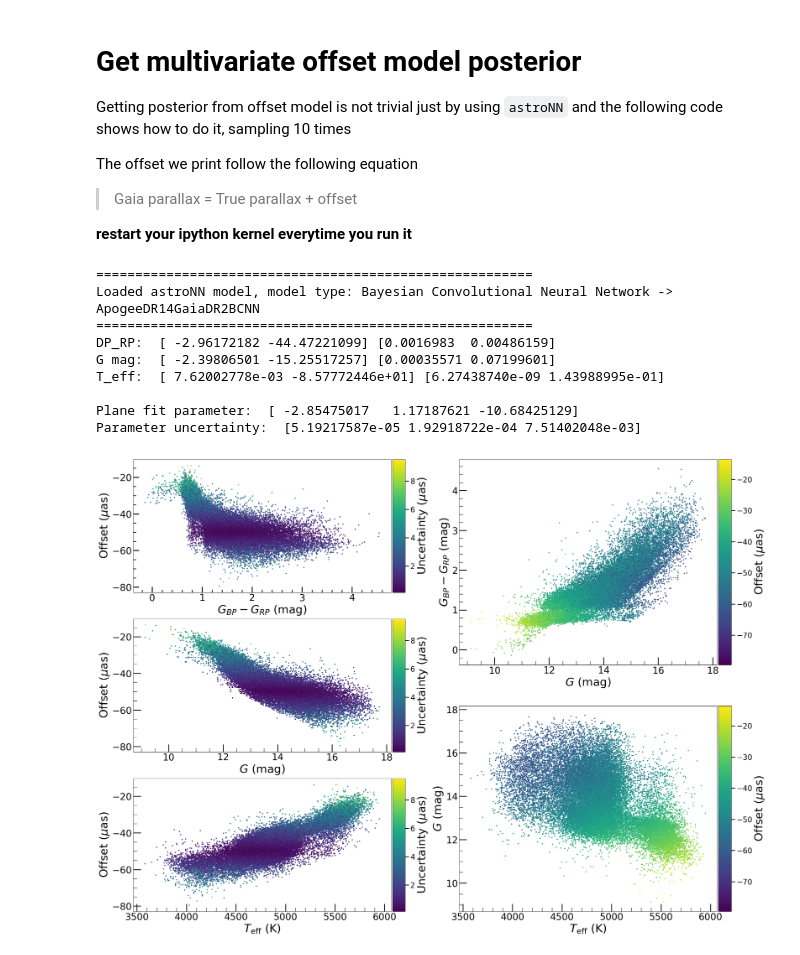
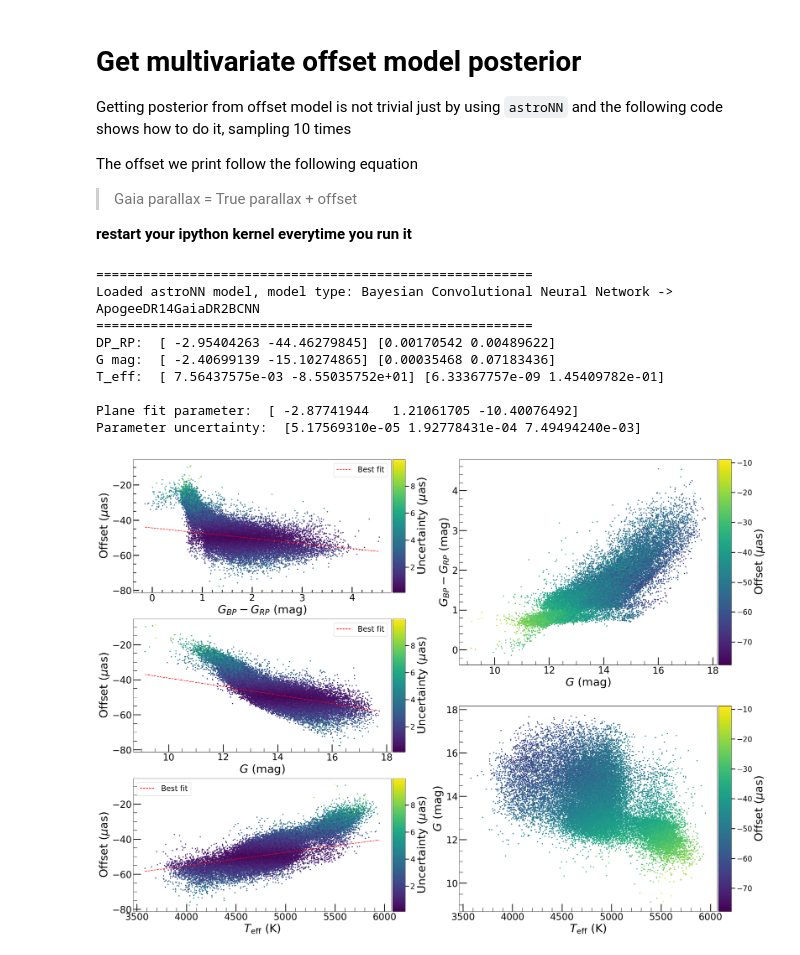
Before and after one commit to henrysky/astroNN_gaia_dr2_paper, a Jupyter notebook: Offset_Gaia.ipynb, the cells around one changed output. Cells and saved outputs as stored; diff of their text form; code cells hidden in the pictures.

Commit message:
fix multivariate model label std

```diff
--- a/Offset_Gaia.ipynb
+++ b/Offset_Gaia.ipynb
@@ -171,6 +171,13 @@ offset = [model.predict({'input': np.expand_dims(np.hstack([np.ones((norm_teff.s
 # get result and uncertainty by dropout
 result, offset_uncertainty = np.mean(offset, axis=0)[:, 0], np.std(offset, axis=0)[:, 0]
 
+z_bp_rp, cov_bp_rp = np.polyfit(bp_rp, result, deg=1, w=1/offset_uncertainty, full=False, cov=True)
+z_g, cov_g = np.polyfit(phot_g_mean_mag, result, deg=1, w=1/offset_uncertainty, full=False, cov=True)
+z_teff, cov_teff = np.polyfit(teff, result, deg=1, w=1/offset_uncertainty, full=False, cov=True)
+
+pall, pall_cov = curve_fit(lambda x, a, b, c: a*x[0] + b*x[1] + c, (phot_g_mean_mag, bp_rp), result, sigma=offset_uncertainty,
+                          absolute_sigma=True)
+
 fig = plt.figure(figsize=(25, 18), dpi=100)
 gs = gridspec.GridSpec(1, 2)
 inner1 = gridspec.GridSpecFromSubplotSpec(3, 1, subplot_spec=gs[0])
@@ -183,6 +190,8 @@ ax3 = plt.Subplot(fig, inner2[0])
 ax4 = plt.Subplot(fig, inner2[1])
 
 mappable = ax0.scatter(bp_rp, result, c=offset_uncertainty, s=5., rasterized=True)
+ax0.plot([np.min(bp_rp), np.max(bp_rp)], [np.min(bp_rp)*z_bp_rp[0] + z_bp_rp[1], np.max(bp_rp)*z_bp_rp[0] + z_bp_rp[1]],
+         c='r', ls='--', label='Best fit')
 ax0.set_xlabel(r"$G_{BP}-G_{RP}$ (mag)", fontsize=30)
 ax0.set_ylabel(r"Offset ($\mu$as)", fontsize=30)
 ax0.minorticks_on()
@@ -190,6 +199,7 @@ ax0.tick_params(labelsize=25, width=2.5, length=15, which='major')
 ax0.tick_params(width=2, length=7, which='minor')
 ax0.xaxis.set_tick_params(direction='in', which='both')
 ax0.yaxis.set_tick_params(direction='in', which='both')
+ax0.legend(loc='best', fontsize=20)
 divider = make_axes_locatable(ax0)
 cax = divider.append_axes("right", size="5%", pad=0.05)
 cbar = plt.colorbar(mappable, cax=cax)
@@ -197,6 +207,9 @@ cbar.ax.tick_params(labelsize=25 * 0.8, width=20 / 10, length=20 / 2)
 cbar.set_label(r"Uncertainty ($\mu$as)", size=30)
 
 mappable = ax1.scatter(phot_g_mean_mag, result, c=offset_uncertainty, s=5., rasterized=True)
+ax1.plot([np.min(phot_g_mean_mag), np.max(phot_g_mean_mag)],
+         [np.min(phot_g_mean_mag)*z_g[0] + z_g[1], np.max(phot_g_mean_mag)*z_g[0] + z_g[1]],
+         c='r', ls='--', label='Best fit')
 ax1.set_xlabel(r"$G$ (mag)", fontsize=30)
 ax1.set_ylabel(r"Offset ($\mu$as)", fontsize=30)
 ax1.minorticks_on()
@@ -204,6 +217,7 @@ ax1.tick_params(labelsize=25, width=2, length=20, which='major')
 ax1.tick_params(width=1, length=10, which='minor')
 ax1.xaxis.set_tick_params(direction='in', which='both')
 ax1.yaxis.set_tick_params(direction='in', which='both')
+ax1.legend(loc='best', fontsize=20)
 divider = make_axes_locatable(ax1)
 cax = divider.append_axes("right", size="5%", pad=0.05)
 cbar = plt.colorbar(mappable, cax=cax)
@@ -211,6 +225,9 @@ cbar.ax.tick_params(labelsize=25 * 0.8, width=20 / 10, length=20 / 2)
 cbar.set_label(r"Uncertainty ($\mu$as)", size=30)
 
 mappable = ax2.scatter(teff, result, c=offset_uncertainty, s=5., rasterized=True)
+ax2.plot([np.min(teff), np.max(teff)],
+         [np.min(teff)*z_teff[0] + z_teff[1], np.max(teff)*z_teff[0] + z_teff[1]],
+         c='r', ls='--', label='Best fit')
 ax2.set_xlabel(r"$T_\mathrm{eff}$ (K)", fontsize=30)
 ax2.set_ylabel(r"Offset ($\mu$as)", fontsize=30)
 ax2.minorticks_on()
@@ -218,6 +235,7 @@ ax2.tick_params(labelsize=25, width=2, length=20, which='major')
 ax2.tick_params(width=1, length=10, which='minor')
 ax2.xaxis.set_tick_params(direction='in', which='both')
 ax2.yaxis.set_tick_params(direction='in', which='both')
+ax2.legend(loc='best', fontsize=20)
 divider = make_axes_locatable(ax2)
 cax = divider.append_axes("right", size="5%", pad=0.05)
 cbar = plt.colorbar(mappable, cax=cax)
@@ -245,43 +263,36 @@ ax4.minorticks_on()
 ax4.tick_params(labelsize=25, width=2, length=20, which='major')
 ax4.tick_params(width=1, length=10, which='minor')
 ax4.xaxis.set_tick_params(direction='in', which='both')
 ax4.yaxis.set_tick_params(direction='in', which='both')
 divider = make_axes_locatable(ax4)
 cax = divider.append_axes("right", size="5%", pad=0.05)
 cbar = plt.colorbar(mappable, cax=cax)
 cbar.ax.tick_params(labelsize=25 * 0.8, width=20 / 10, length=20 / 2)
 cbar.set_label(r"Offset ($\mu$as)", size=30)
 
 fig.add_subplot(ax0)
 fig.add_subplot(ax1)
 fig.add_subplot(ax2)
 fig.add_subplot(ax3)
 fig.add_subplot(ax4)
 
 fig.tight_layout()
 plt.savefig("result_offset.pdf")
 
-z_bp_rp, cov_bp_rp = np.polyfit(bp_rp, result, deg=1, w=1/offset_uncertainty, full=False, cov=True)
-z_g, cov_g = np.polyfit(phot_g_mean_mag, result, deg=1, w=1/offset_uncertainty, full=False, cov=True)
-z_teff, cov_teff = np.polyfit(teff, result, deg=1, w=1/offset_uncertainty, full=False, cov=True)
-
-pall, pall_cov = curve_fit(lambda x, a, b, c: a*x[0] + b*x[1] + c, (phot_g_mean_mag, bp_rp), result, sigma=offset_uncertainty,
-                          absolute_sigma=True)
-
 print("DP_RP: ", z_bp_rp, np.diag(cov_bp_rp))
 print("G mag: ", z_g, np.diag(cov_g))
 print("T_eff: ", z_teff, np.diag(cov_teff))
 
 print("\nPlane fit parameter: ", pall)
 print("Parameter uncertainty: ", np.diag(pall_cov))
 # %% [output]
 ========================================================
 Loaded astroNN model, model type: Bayesian Convolutional Neural Network -> ApogeeDR14GaiaDR2BCNN
 ========================================================
-DP_RP:  [ -2.96172182 -44.47221099] [0.0016983  0.00486159]
-G mag:  [ -2.39806501 -15.25517257] [0.00035571 0.07199601]
-T_eff:  [ 7.62002778e-03 -8.57772446e+01] [6.27438740e-09 1.43988995e-01]
+DP_RP:  [ -2.95404263 -44.46279845] [0.00170542 0.00489622]
+G mag:  [ -2.40699139 -15.10274865] [0.00035468 0.07183436]
+T_eff:  [ 7.56437575e-03 -8.55035752e+01] [6.33367757e-09 1.45409782e-01]
 
-Plane fit parameter:  [ -2.85475017   1.17187621 -10.68425129]
-Parameter uncertainty:  [5.19217587e-05 1.92918722e-04 7.51402048e-03]
+Plane fit parameter:  [ -2.87741944   1.21061705 -10.40076492]
+Parameter uncertainty:  [5.17569310e-05 1.92778431e-04 7.49494240e-03]
-[figure, old version]
+[figure, new version]
```
Also changed, not shown: parts of 2 cells of this notebook, 4 other files.
